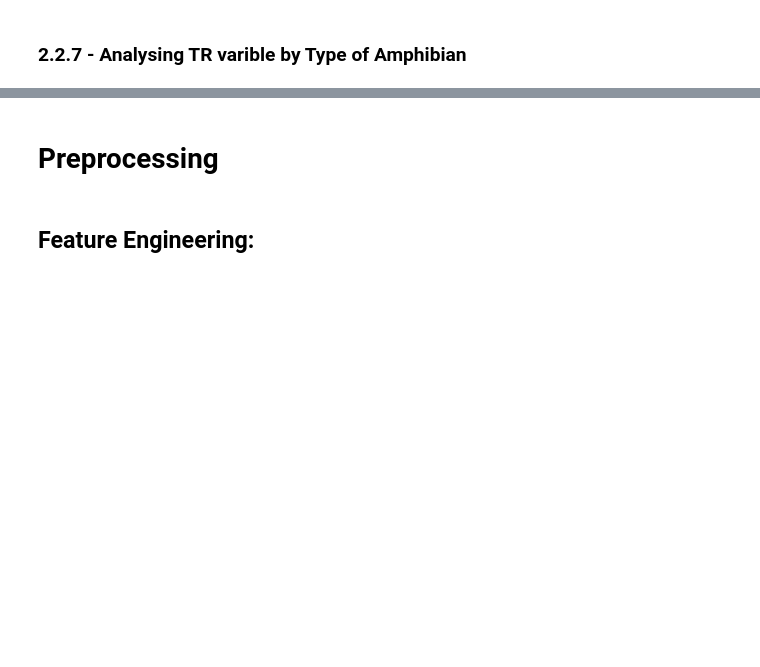
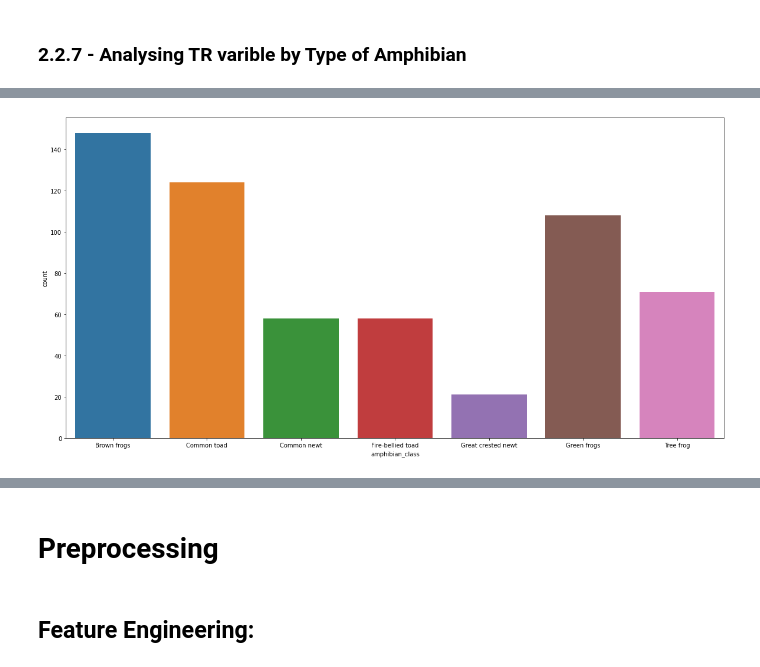
Before and after one commit to Renata-Thomazelli/amphibians, a Jupyter notebook: amphibians-Copy2.ipynb, the cells around one changed output, grey strips where cells are left out. Saved outputs shown, nothing was run; the diff lists cells and outputs as text; code cells hidden in the pictures; blank space fills up the shorter version.

```diff
--- a/amphibians-Copy2.ipynb
+++ b/amphibians-Copy2.ipynb
@@ -2173,2 +2154,8 @@ plt.show()
 # %% [markdown]
 ### 2.2.7 - Analysing TR varible by Type of Amphibian
+# %%
+df_tranf_heads['TR']=df_tranf_heads['TR'].astype('int8')
+list_with_nr = classification_target_list.copy()
+list_with_nr.append('TR')
+tr = df_tranf_heads[list_with_nr]
+tr
@@ -2174,0 +2176,11 @@ plt.show()
+# %%
+new_tr_grouped_nan = (
+    tr
+    .set_index('TR')
+    .stack() #Here we have a serie with multindex
+    .rename_axis(['TR','amphibian_class'])
+
+    .reset_index(name='Status')
+
+)
+new_tr_grouped_nan = new_tr_grouped_nan.replace(0, np.nan)
@@ -2174,0 +2203,2 @@ plt.show()
+# %%
+new_tr_grouped_nan.dropna(axis=0, inplace=True)
@@ -2174,0 +2221,2 @@ plt.show()
+# %%
+new_tr_grouped_nan =new_tr_grouped_nan.assign(type_amphibian = new_tr_grouped_nan.apply(tipo,axis=1))
@@ -2174,0 +2244,5 @@ plt.show()
+# %%
+fig, ax1 = plt.subplots(figsize=(20,10))
+graph = sns.countplot(ax=ax1,x='amphibian_class', data=new_tr_grouped_nan)
+# %% [output]
+[figure, added]
```
Also changed, not shown: parts of 16 cells of this notebook, 12 other files.
